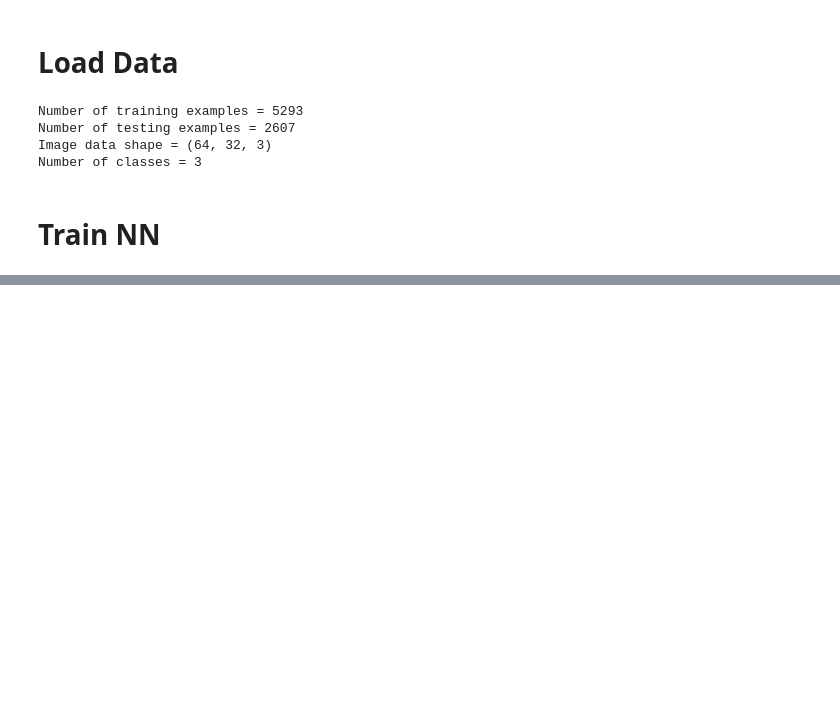
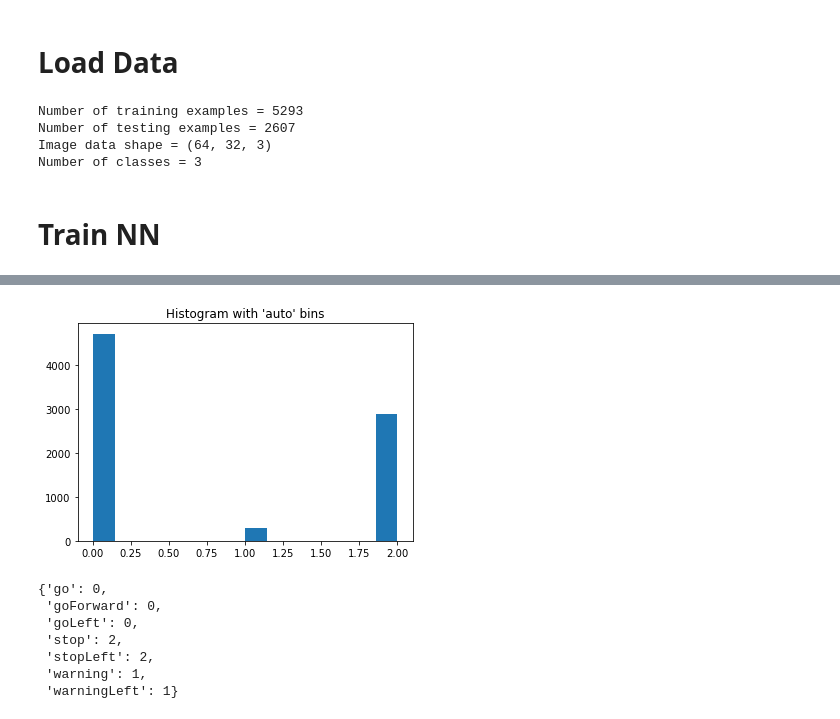
Before and after one commit to AlexanderKim/CarND-Capstone, a Jupyter notebook: ros/src/tl_detector/light_classification/Traffic_Light_Classifier.ipynb, the cells around one changed output, grey strips where cells are left out. Cells and saved outputs as stored; diff of their text form; code cells hidden in the pictures; blank space fills up the shorter version.

```diff
--- a/ros/src/tl_detector/light_classification/Traffic_Light_Classifier.ipynb
+++ b/ros/src/tl_detector/light_classification/Traffic_Light_Classifier.ipynb
@@ -147,0 +155,23 @@ array([[ 0.,  1.,  0.]], dtype=float32)
+# %%
+plt.hist(labels, bins='auto')  # arguments are passed to np.histogram
+plt.title("Histogram with 'auto' bins")
+plt.show()
+
+
+{'go': 0,
+ 'goLeft': 0,
+ 'goForward': 0,
+ 'warning': 1,
+ 'warningLeft': 1,
+ 'stop': 2,
+ 'stopLeft': 2
+}
+# %% [output]
+[figure, added]
+{'go': 0,
+ 'goForward': 0,
+ 'goLeft': 0,
+ 'stop': 2,
+ 'stopLeft': 2,
+ 'warning': 1,
+ 'warningLeft': 1}
```
Also changed, not shown: parts of 6 cells of this notebook.
